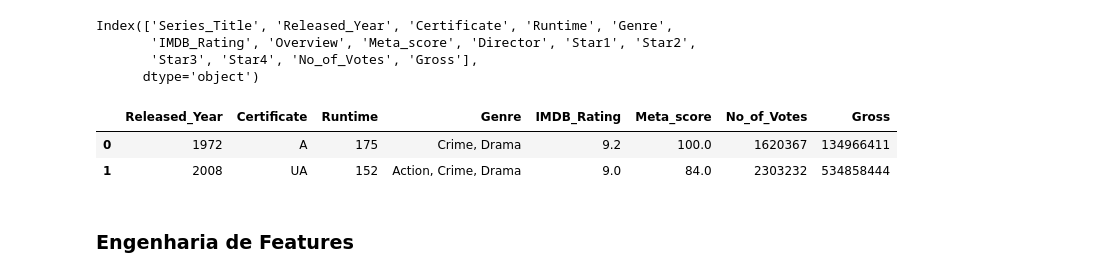
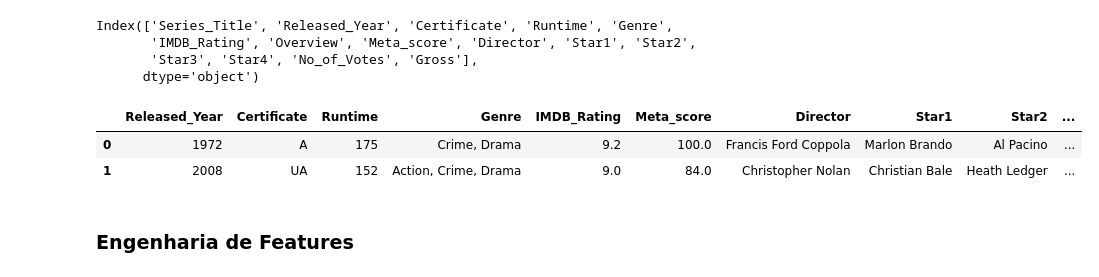
Before and after one commit to Mustasheep/LH-CD-THIAGO-DE-ASSIS, a Jupyter notebook: notebooks/desafio_indicium.ipynb, the cells around one changed output. Cells and saved outputs as stored; diff of their text form; code cells hidden in the pictures.

```diff
--- a/notebooks/desafio_indicium.ipynb
+++ b/notebooks/desafio_indicium.ipynb
@@ -519,12 +507,12 @@ Index(['Series_Title', 'Released_Year', 'Certificate', 'Runtime', 'Genre',
       dtype='object')
 # %%
 # Preparando os dados para o modelo de ML
-df_ml = df.drop(columns=["Overview", "Series_Title", "Director", "Star1", "Star2", "Star3", "Star4" ])
+df_ml = df.drop(columns=["Overview", "Series_Title"])
 df_ml.head(2)
 # %% [output]
-|  | Released_Year | Certificate | Runtime | Genre | IMDB_Rating | Meta_score | No_of_Votes | Gross |
-| 0 | 1972 | A | 175 | Crime, Drama | 9.2 | 100.0 | 1620367 | 134966411 |
-| 1 | 2008 | UA | 152 | Action, Crime, Drama | 9.0 | 84.0 | 2303232 | 534858444 |
+|  | Released_Year | Certificate | Runtime | Genre | IMDB_Rating | Meta_score | Director | Star1 | Star2 | ... |
+| 0 | 1972 | A | 175 | Crime, Drama | 9.2 | 100.0 | Francis Ford Coppola | Marlon Brando | Al Pacino | ... |
+| 1 | 2008 | UA | 152 | Action, Crime, Drama | 9.0 | 84.0 | Christopher Nolan | Christian Bale | Heath Ledger | ... |
 # %% [markdown]
 ### Engenharia de Features
 # %% [markdown]
```
Also changed, not shown: parts of 31 cells of this notebook.
